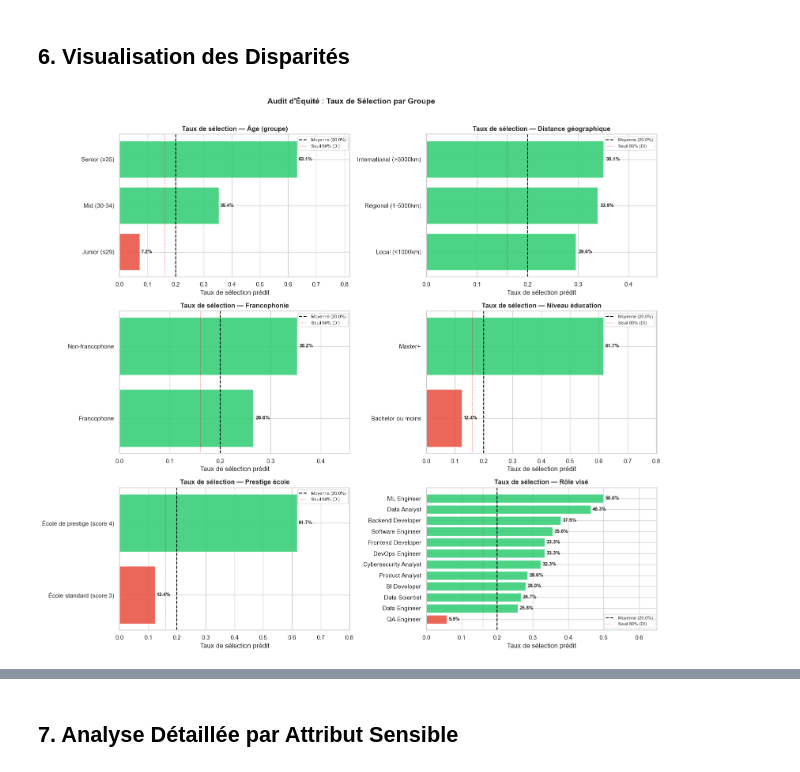
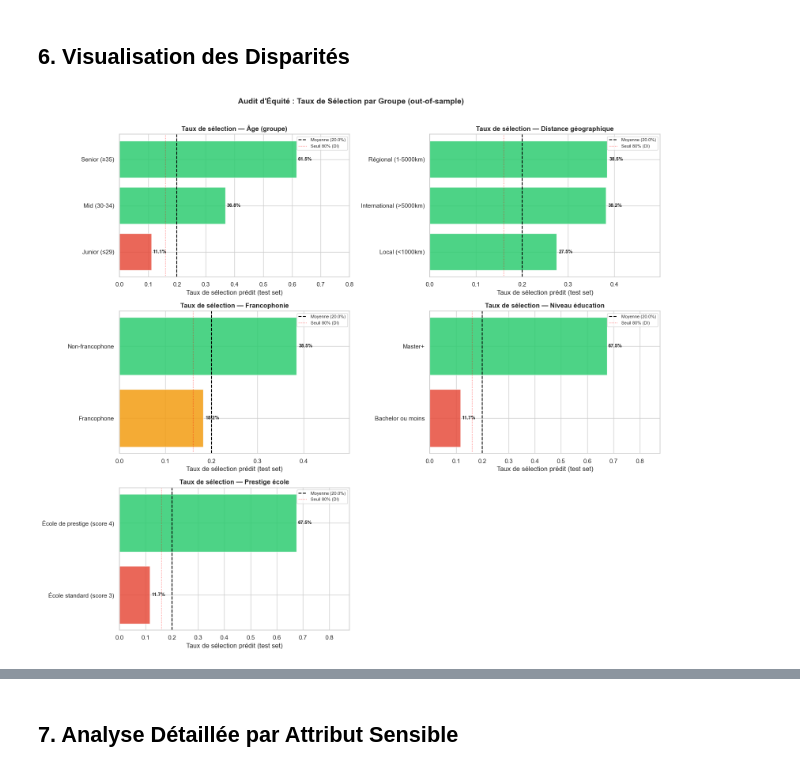
Before and after one commit to CVision-dlz/CVision, a Jupyter notebook: backend/notebooks/fairness_audit_comp.ipynb, the cells around one changed output, grey strips where cells are left out. Cells and saved outputs as stored; diff of their text form; code cells hidden in the pictures.

```diff
--- a/backend/notebooks/fairness_audit_comp.ipynb
+++ b/backend/notebooks/fairness_audit_comp.ipynb
@@ -277,32 +325,40 @@ def compute_fairness_metrics(df, group_col, y_true_col='passed_next_stage',
 # %%
+# Reconstruction de la vue test avec les colonnes de groupes maintenant disponibles
+df_audit_test = df_audit[df_audit['split'] == 'test'].copy()
+
 # ── Calcul des métriques pour chaque attribut sensible ──────────────────────
+# NB : `target_role` est volontairement ABSENT de cette table.
+# Le rôle visé n'est pas une caractéristique protégée — c'est la définition du poste.
+# Des disparités inter-rôles sont attendues (critères différents) ; elles sont
+# analysées séparément en Section 7.3 comme "disparités opérationnelles".
 sensitive_attrs = {
     'Âge (groupe)': 'age_group',
     'Distance géographique': 'geo_group',
     'Francophonie': 'fr_speaker',
     'Niveau éducation': 'edu_level',
     'Prestige école': 'edu_score_group',
-    'Rôle visé': 'target_role',
 }
 
+# /!\ Audit OUT-OF-SAMPLE : on utilise df_audit_test (test set) et non df_audit
 all_metrics = {}
 summary_rows = []
 
 for label, col in sensitive_attrs.items():
-    metrics, dp_gap = compute_fairness_metrics(df_audit, col)
+    metrics, dp_gap, eod_gap = compute_fairness_metrics(df_audit_test, col)
     all_metrics[label] = metrics
 
-    max_di = metrics['disparate_impact'].min()  # valeur la plus basse = plus discriminatoire
-    alert = '🔴 ALERTE' if max_di < 0.80 or dp_gap > 0.10 else ('🟡 Attention' if dp_gap > 0.05 else '🟢 OK')
+    di_min = metrics['disparate_impact'].min()
+    alert = '🔴 ALERTE' if di_min < 0.80 or dp_gap > 0.10 else ('🟡 Attention' if dp_gap > 0.05 else '🟢 OK')
 
     summary_rows.append({
         'Attribut': label,
         'DP Gap (max-min)': round(dp_gap, 4),
-        'Disparate Impact min': round(max_di, 4),
+        'Disparate Impact min': round(di_min, 4),
+        'EOD Gap (max-min TPR)': round(eod_gap, 4) if not np.isnan(eod_gap) else np.nan,
         'Statut': alert,
     })
 
 summary_df = pd.DataFrame(summary_rows).set_index('Attribut')
-print('=== RÉSUMÉ DE L\'AUDIT D\'ÉQUITÉ ===')
+print('=== RÉSUMÉ DE L\'AUDIT D\'ÉQUITÉ (test set, out-of-sample) ===')
 display(summary_df)
 # %% [output]
@@ -390,36 +458,42 @@ Interprétation :
 # %% [markdown]
 ## 6. Visualisation des Disparités
 # %%
-# ── Graphique 1 : Taux de sélection par groupe (tous attributs) ─────────────
+# ── Graphique 1 : Taux de sélection par groupe (tous attributs, test set) ───
 fig, axes = plt.subplots(3, 2, figsize=(16, 14))
 axes = axes.flatten()
 
-global_rate = df_audit['passed_next_stage'].mean()
+global_rate = df_audit_test['passed_next_stage'].mean()
 
 for idx, (label, col) in enumerate(sensitive_attrs.items()):
     ax = axes[idx]
     metrics = all_metrics[label]
     sr = metrics['selection_rate'].sort_values()
 
     colors = ['#e74c3c' if v < global_rate * 0.8 else '#f39c12' if v < global_rate else '#2ecc71'
               for v in sr.values]
 
     bars = ax.barh(sr.index.astype(str), sr.values, color=colors, alpha=0.85, edgecolor='white')
     ax.axvline(global_rate, color='black', linestyle='--', lw=1.5, label=f'Moyenne ({global_rate:.1%})')
     ax.axvline(global_rate * 0.8, color='red', linestyle=':', lw=1, alpha=0.7, label='Seuil 80% (DI)')
 
     for bar, val in zip(bars, sr.values):
         ax.text(val + 0.005, bar.get_y() + bar.get_height() / 2,
                 f'{val:.1%}', va='center', fontsize=9, fontweight='bold')
 
-    ax.set_xlim(0, max(sr.values) * 1.3)
+    ax.set_xlim(0, max(sr.values) * 1.3 if max(sr.values) > 0 else 0.5)
     ax.set_title(f'Taux de sélection — {label}', fontweight='bold')
-    ax.set_xlabel('Taux de sélection prédit')
+    ax.set_xlabel('Taux de sélection prédit (test set)')
     ax.legend(fontsize=8)
 
-plt.suptitle('Audit d\'Équité : Taux de Sélection par Groupe', fontsize=14, fontweight='bold', y=1.01)
+# La 6e case n'est plus utilisée (target_role retiré des sensible attrs)
+if len(axes) > len(sensitive_attrs):
+    for k in range(len(sensitive_attrs), len(axes)):
+        axes[k].axis('off')
+
+plt.suptitle('Audit d\'Équité : Taux de Sélection par Groupe (out-of-sample)',
+             fontsize=14, fontweight='bold', y=1.01)
 plt.tight_layout()
 plt.show()
 # %% [output]
-[figure, old version]
+[figure, new version]
 # %%
```
Also changed, not shown: parts of 33 cells of this notebook.
